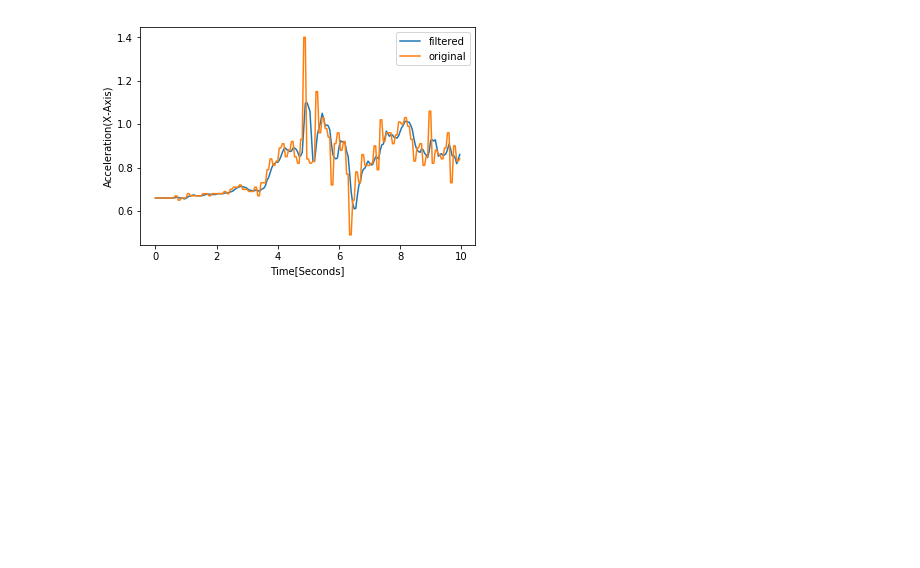
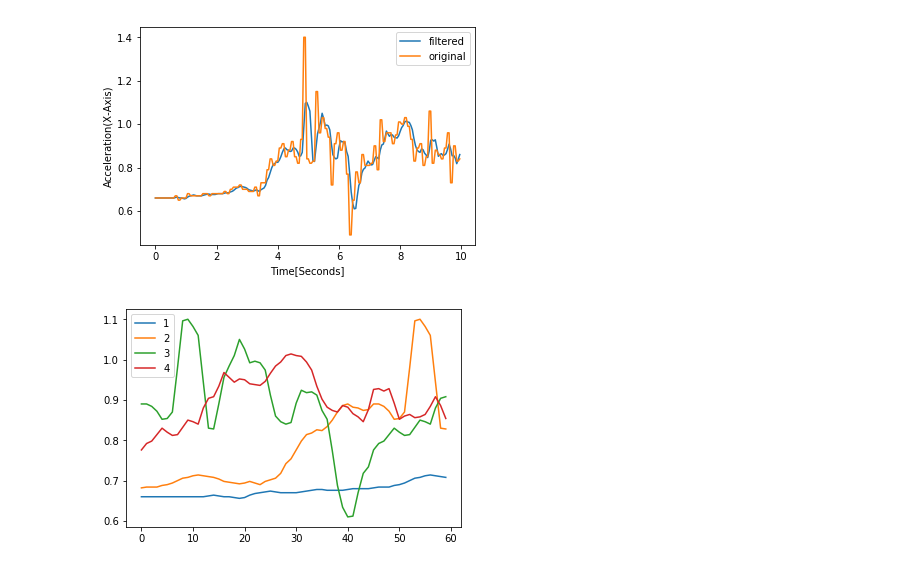
Before and after one commit to makefitter/ws-rpi3-hub, a Jupyter notebook: WS_Kinesiology/ws_notebook.ipynb, the cells around one changed output. Cells and saved outputs as stored; diff of their text form; code cells hidden in the pictures; blank space fills up the shorter version.

Commit message:
Added:windowing of data

```diff
--- a/WS_Kinesiology/ws_notebook.ipynb
+++ b/WS_Kinesiology/ws_notebook.ipynb
@@ -113,3 +113,30 @@ plt.legend()
 plt.show()
 # %% [output]
 [figure]
+# %%
+win_data = copy.deepcopy(MA_data)
+M = int(sampleRate*3)
+
+for attributes,values in MA_data.items():
+    for _attributes,_values in MA_data[attributes].items():
+        windowedlist=[]
+        start = 0
+        end = M
+        overlap = int((M)/4)
+        while  end < len(_values):
+
+            if(start < 0):
+                start = 0
+            windowedlist.append(_values[start:end])
+            start+=int(M-overlap)
+            end=(start + M)
+        win_data[attributes][_attributes] = windowedlist
+plt.plot(win_data["acc"]["x"][0], label = "1")
+plt.plot(win_data["acc"]["x"][1], label = "2")
+plt.plot(win_data["acc"]["x"][2], label = "3")
+plt.plot(win_data["acc"]["x"][3], label = "4")
+
+plt.legend()
+plt.show()
+# %% [output]
+[figure, added]
```
